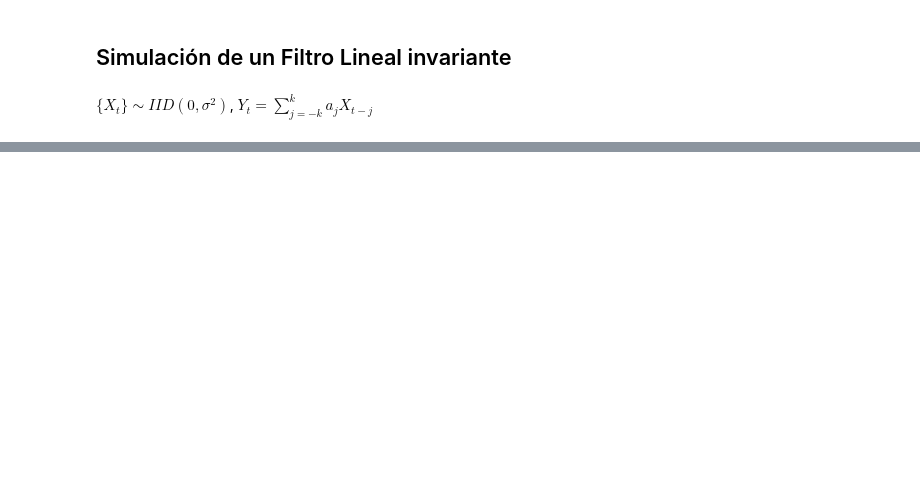
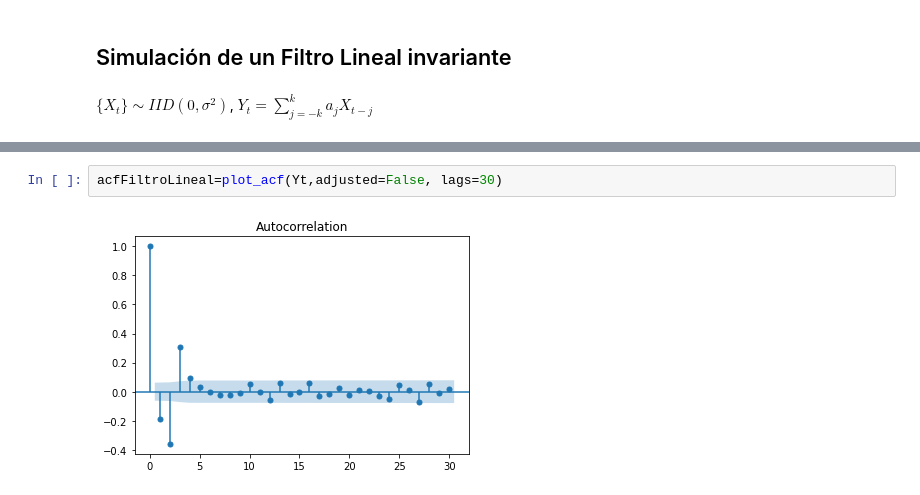
Before and after one commit to sacalderonv/TimeSeries, a Jupyter notebook: Python Jupyter/Simulación Python Primera.ipynb, the cells around one changed output, grey strips where cells are left out. Saved outputs shown, nothing was run; the diff lists cells and outputs as text; blank space fills up the shorter version.

```diff
--- a/Python Jupyter/Simulación Python Primera.ipynb
+++ b/Python Jupyter/Simulación Python Primera.ipynb
@@ -89,0 +106,4 @@ Text(0.5, 1.0, 'Filtro Lineal Invariate')
+# %%
+acfFiltroLineal=plot_acf(Yt,adjusted=False, lags=30)
+# %% [output]
+[figure, added]
```
Also changed, not shown: parts of 7 cells of this notebook.
